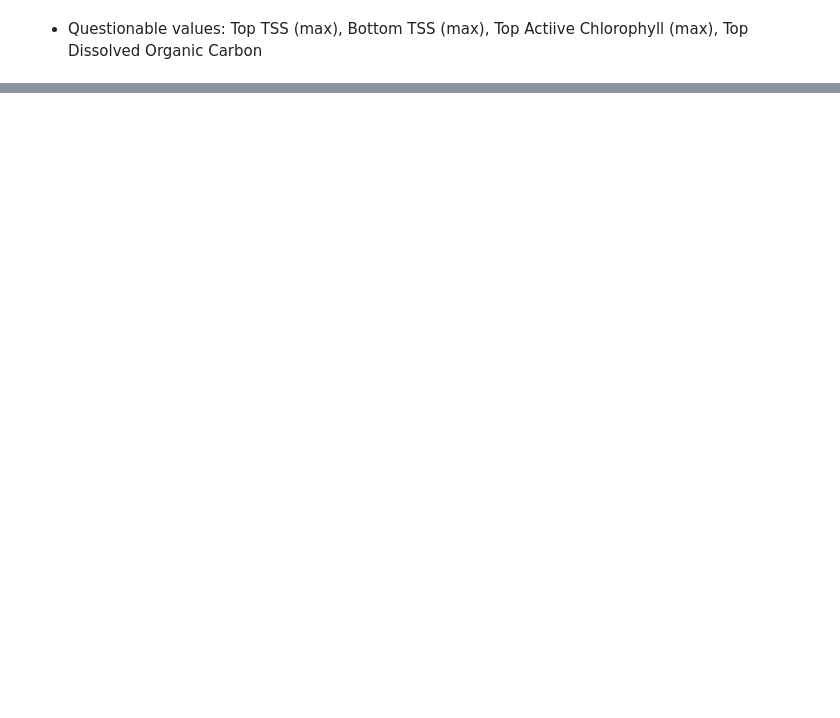
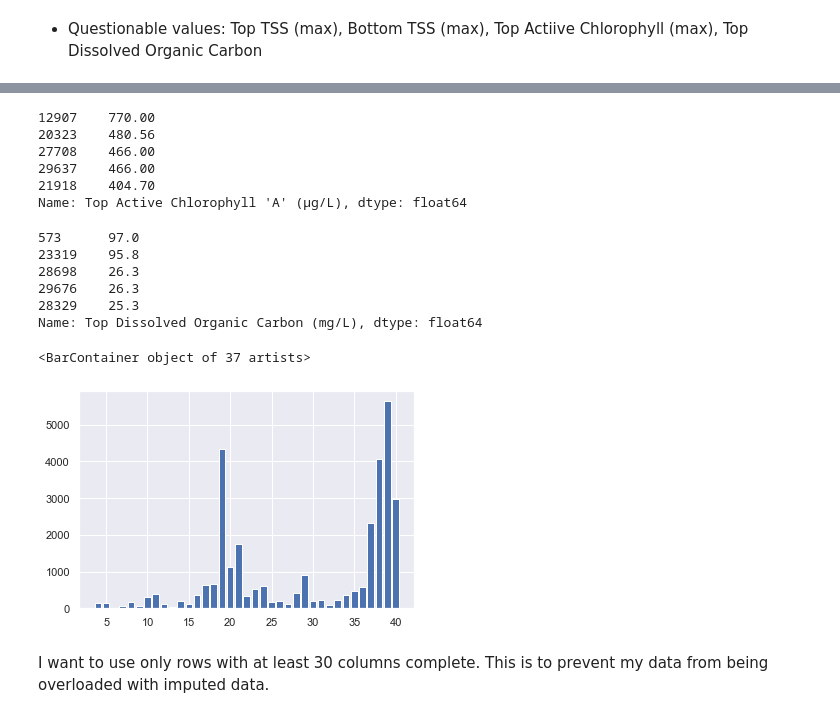
Before and after one commit to dradamski/capstone-two, a Jupyter notebook: notebooks/Data Exploration.ipynb, the cells around one changed output, grey strips where cells are left out. Cells and saved outputs as stored; diff of their text form; code cells hidden in the pictures; blank space fills up the shorter version.

```diff
--- a/notebooks/Data Exploration.ipynb
+++ b/notebooks/Data Exploration.ipynb
@@ -382,0 +396,2 @@ for col in wq_df_int_subset:
+# %%
+wq_df = wq_df.drop(index=2843)
@@ -382,0 +420,34 @@ for col in wq_df_int_subset:
+# %%
+wq_df.nlargest(5, 'Top Active Chlorophyll \'A\' (µg/L)')['Top Active Chlorophyll \'A\' (µg/L)']
+# %% [output]
+12907    770.00
+20323    480.56
+27708    466.00
+29637    466.00
+21918    404.70
+Name: Top Active Chlorophyll 'A' (µg/L), dtype: float64
+# %%
+wq_df.nlargest(5, 'Top Dissolved Organic Carbon (mg/L)')['Top Dissolved Organic Carbon (mg/L)']
+# %% [output]
+573      97.0
+23319    95.8
+28698    26.3
+29676    26.3
+28329    25.3
+Name: Top Dissolved Organic Carbon (mg/L), dtype: float64
+# %%
+wq_df = wq_df.drop(index=[573, 23319])
+# %%
+wq_df.reset_index(drop=True, inplace=True)
+# %%
+row_lengths = defaultdict(int)
+
+for i, row in wq_df.iterrows():
+    row_lengths[row.notnull().sum()] += 1
+# %%
+plt.bar(x=row_lengths.keys(), height=row_lengths.values())
+# %% [output]
+<BarContainer object of 37 artists>
+[figure, added]
+# %% [markdown]
+I want to use only rows with at least 30 columns complete. This is to prevent my data from being overloaded with imputed data.
```
Also changed, not shown: parts of 9 cells of this notebook.
